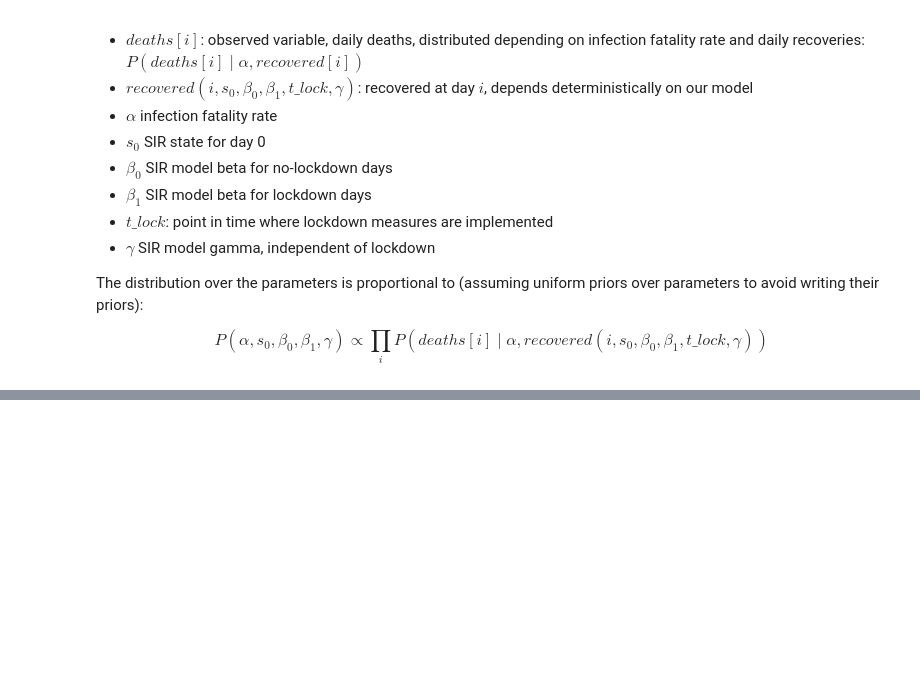
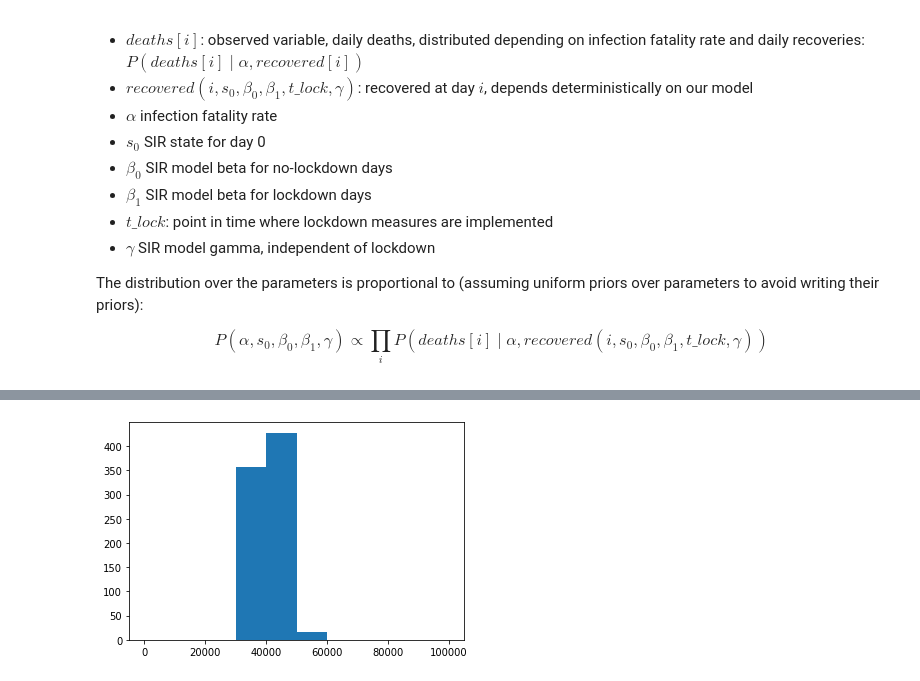
Before and after one commit to miguelsimon/armchair-covid19, a Jupyter notebook: inference.ipynb, the cells around one changed output, grey strips where cells are left out. Cells and saved outputs as stored; diff of their text form; code cells hidden in the pictures; blank space fills up the shorter version.

```diff
--- a/inference.ipynb
+++ b/inference.ipynb
@@ -55,0 +111,4 @@ b_gamma : Tuple[float]
+# %%
+_ = plt.hist([s.infected for s in samples], range = spec.b_infected)
+# %% [output]
+[figure, added]
```
Also changed, not shown: parts of 15 cells of this notebook, 5 other files.
